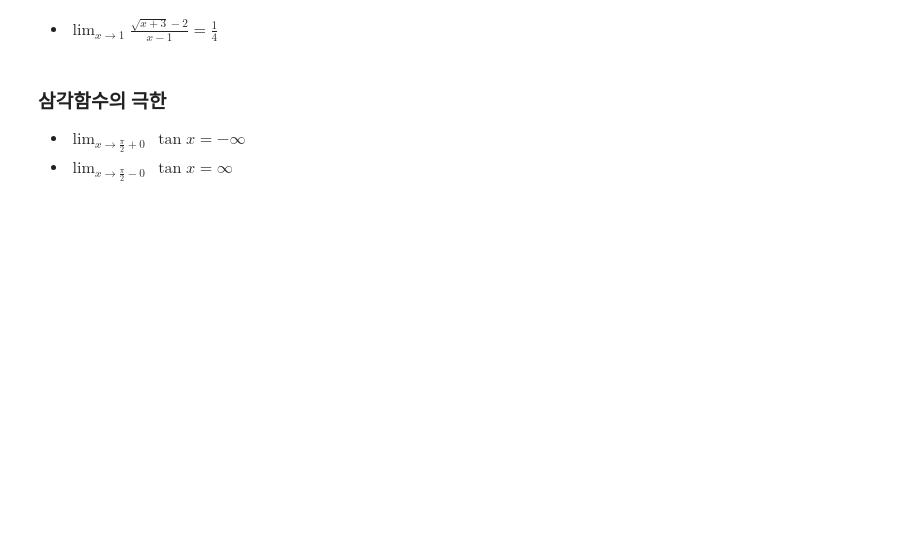
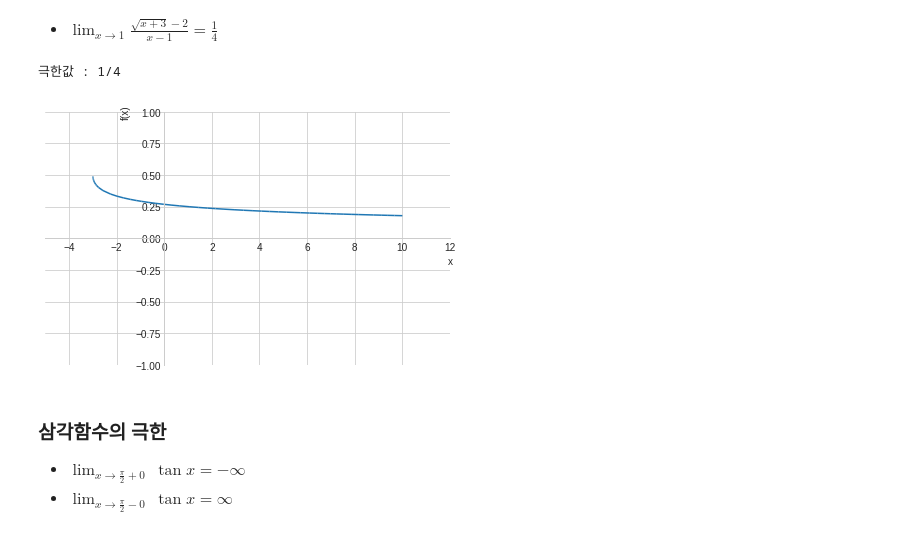
Before and after one commit to SeWonKwon/DeepLearning, a Jupyter notebook: B02_신경망_기초_수학.ipynb, the cells around one changed output. Cells and saved outputs as stored; diff of their text form; code cells hidden in the pictures; blank space fills up the shorter version.

```diff
--- a/B02_신경망_기초_수학.ipynb
+++ b/B02_신경망_기초_수학.ipynb
@@ -242,5 +279,12 @@ plt.show()
 # %% [markdown]
 - $\lim_{x \to 1}\frac{\sqrt{x+3}-2}{x-1} = \frac {1}{4}$
+# %%
+print("극한값 :" , limit((sqrt(x+3)-2)/(x-1), x, 1))
+
+plot( (sqrt(x+3)-2) / (x-1), xlim=(-5, 12), ylim=(-1, 1));
+# %% [output]
+극한값 : 1/4
+[figure, added]
 # %% [markdown]
 ### 삼각함수의 극한
 
```
Also changed, not shown: parts of 24 cells of this notebook.
